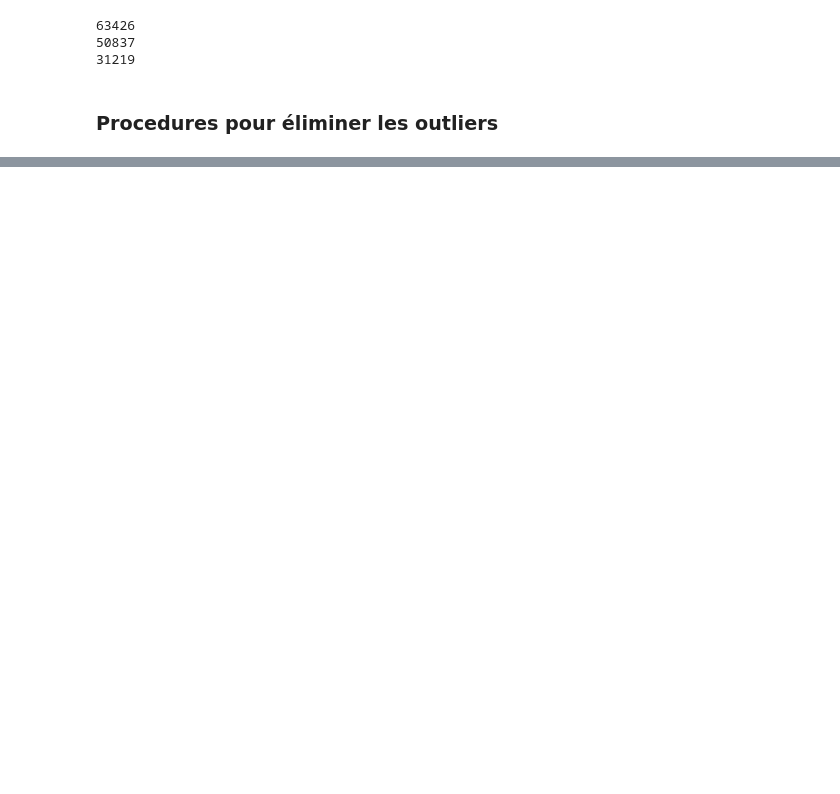
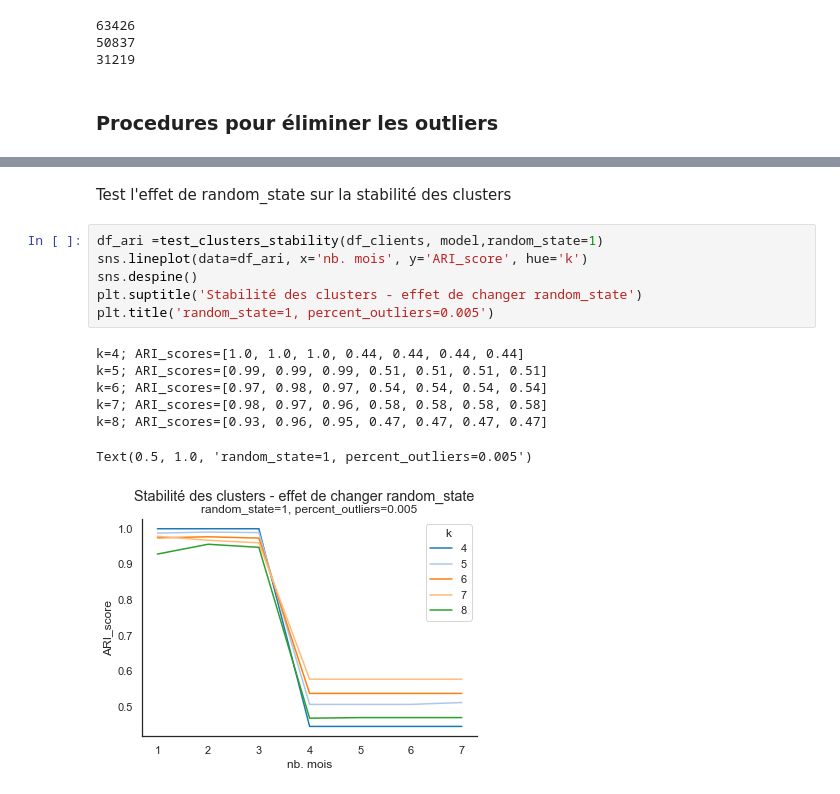
Before and after one commit to mrcreasey/oc-ds-p5-unsupervised-clustering, a Jupyter notebook: P5_03_simulation.ipynb, the cells around one changed output, grey strips where cells are left out. Drawn from its saved outputs; the diff is of its cells as text; blank space fills up the shorter version.

```diff
--- a/P5_03_simulation.ipynb
+++ b/P5_03_simulation.ipynb
@@ -287,0 +471,16 @@ T0.pipe(find_outliers).pipe(drop_outliers).shape
+# %% [markdown]
+Test l'effet de random_state sur la stabilité des clusters
+# %%
+df_ari =test_clusters_stability(df_clients, model,random_state=1)
+sns.lineplot(data=df_ari, x='nb. mois', y='ARI_score', hue='k')
+sns.despine()
+plt.suptitle('Stabilité des clusters - effet de changer random_state')
+plt.title('random_state=1, percent_outliers=0.005')
+# %% [output]
+k=4; ARI_scores=[1.0, 1.0, 1.0, 0.44, 0.44, 0.44, 0.44]
+k=5; ARI_scores=[0.99, 0.99, 0.99, 0.51, 0.51, 0.51, 0.51]
+k=6; ARI_scores=[0.97, 0.98, 0.97, 0.54, 0.54, 0.54, 0.54]
+k=7; ARI_scores=[0.98, 0.97, 0.96, 0.58, 0.58, 0.58, 0.58]
+k=8; ARI_scores=[0.93, 0.96, 0.95, 0.47, 0.47, 0.47, 0.47]
+Text(0.5, 1.0, 'random_state=1, percent_outliers=0.005')
+[figure, added]
```
Also changed, not shown: parts of 27 cells of this notebook.
